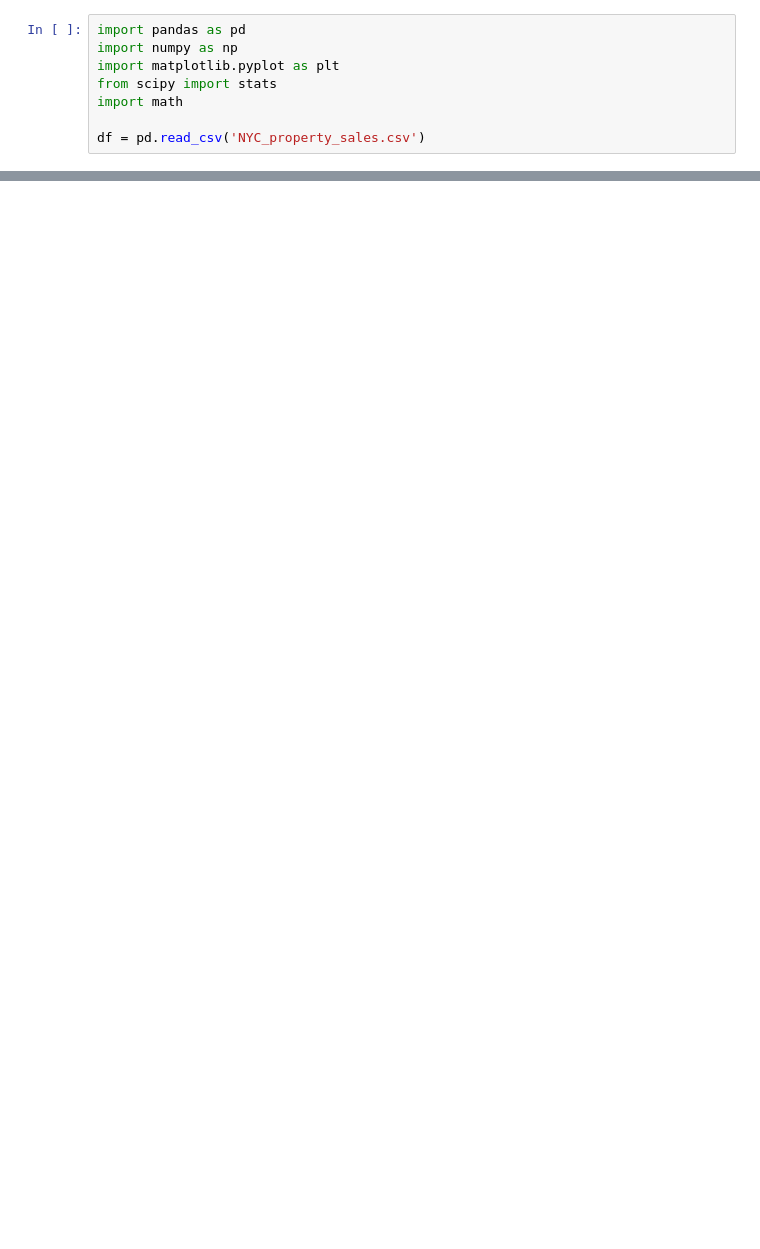
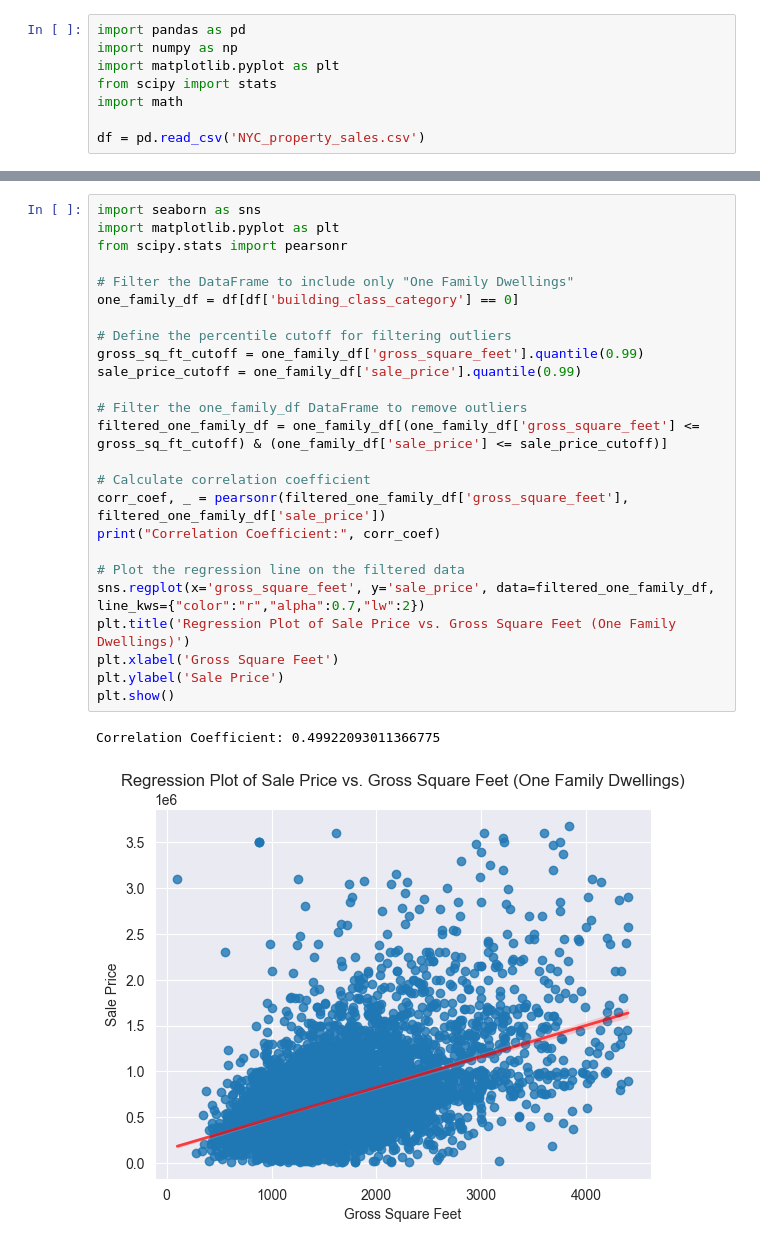
Before and after one commit to markus-bcit/term4, a Jupyter notebook: ACIT-4880-Introduction-to-Data-Analytics/project2/project.ipynb, the cells around one changed output, grey strips where cells are left out. Saved outputs shown, nothing was run; the diff lists cells and outputs as text; blank space fills up the shorter version.

```diff
--- a/ACIT-4880-Introduction-to-Data-Analytics/project2/project.ipynb
+++ b/ACIT-4880-Introduction-to-Data-Analytics/project2/project.ipynb
@@ -136,0 +188,28 @@ def correlation(dataset, threshold):
+# %%
+import seaborn as sns
+import matplotlib.pyplot as plt
+from scipy.stats import pearsonr
+
+# Filter the DataFrame to include only "One Family Dwellings"
+one_family_df = df[df['building_class_category'] == 0]
+
+# Define the percentile cutoff for filtering outliers
+gross_sq_ft_cutoff = one_family_df['gross_square_feet'].quantile(0.99)
+sale_price_cutoff = one_family_df['sale_price'].quantile(0.99)
+
+# Filter the one_family_df DataFrame to remove outliers
+filtered_one_family_df = one_family_df[(one_family_df['gross_square_feet'] <= gross_sq_ft_cutoff) & (one_family_df['sale_price'] <= sale_price_cutoff)]
+
+# Calculate correlation coefficient
+corr_coef, _ = pearsonr(filtered_one_family_df['gross_square_feet'], filtered_one_family_df['sale_price'])
+print("Correlation Coefficient:", corr_coef)
+
+# Plot the regression line on the filtered data
+sns.regplot(x='gross_square_feet', y='sale_price', data=filtered_one_family_df, line_kws={"color":"r","alpha":0.7,"lw":2})
+plt.title('Regression Plot of Sale Price vs. Gross Square Feet (One Family Dwellings)')
+plt.xlabel('Gross Square Feet')
+plt.ylabel('Sale Price')
+plt.show()
+# %% [output]
+Correlation Coefficient: 0.49922093011366775
+[figure, added]
```
Also changed, not shown: parts of 6 cells of this notebook, 46 other files.
